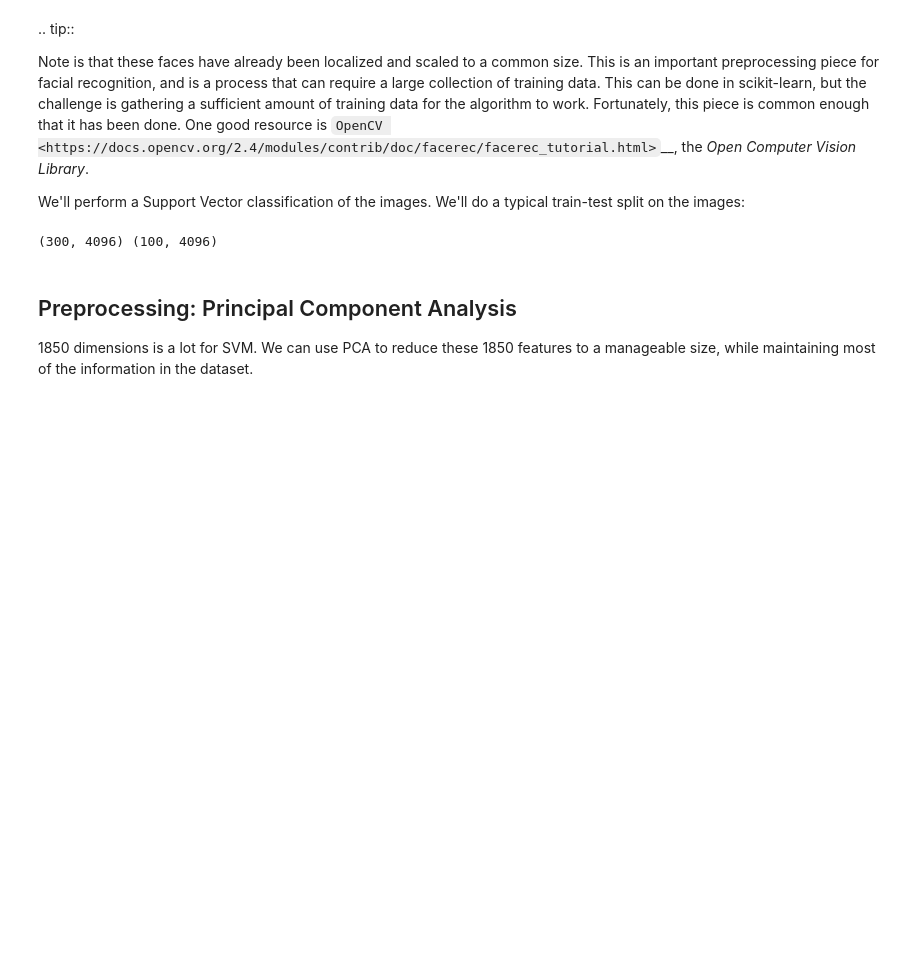
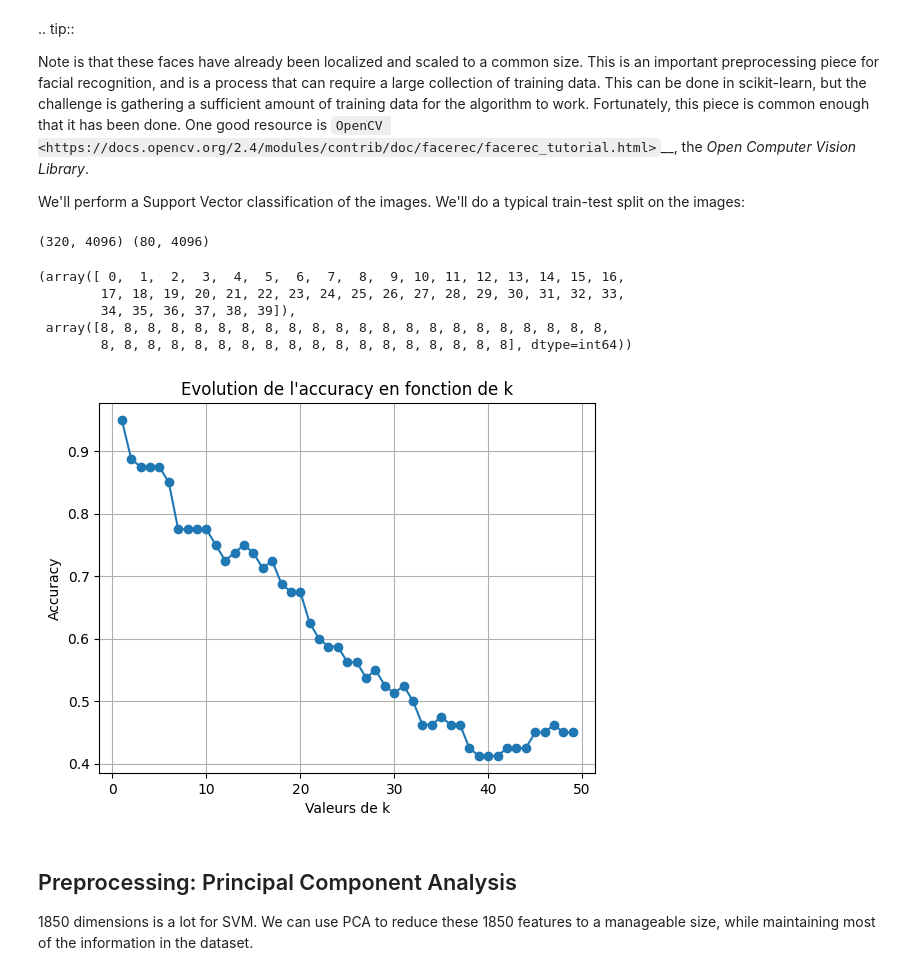
Before and after one commit to Jmuhleman/pw_PCD_24, a Jupyter notebook: pw4/PCD_Muhlemann_Ronquillo.ipynb, the cells around one changed output. Saved outputs shown, nothing was run; the diff lists cells and outputs as text; code cells hidden in the pictures; blank space fills up the shorter version.

Commit message:
add test with KNN classifier

```diff
--- a/pw4/PCD_Muhlemann_Ronquillo.ipynb
+++ b/pw4/PCD_Muhlemann_Ronquillo.ipynb
@@ -84,12 +87,51 @@ for i in range(15):
 We'll perform a Support Vector classification of the images. We'll do a
 typical train-test split on the images:
 # %%
+# Faire un split hold-out avec 80% d'entraînement avec stratas
 from sklearn.model_selection import train_test_split
-X_train, X_test, y_train, y_test = train_test_split(faces.data, faces.target, random_state=0)
+X_train, X_test, y_train, y_test = train_test_split(faces.data, faces.target, random_state=0,
+                                                    test_size=0.20, stratify=faces.target)
 
 print(X_train.shape, X_test.shape)
 # %% [output]
-(300, 4096) (100, 4096)
+(320, 4096) (80, 4096)
+# %%
+# Nous vérifions que les classes des dataset d'entraînement et de test sont équilibrées
+unique_values, counts = np.unique(y_train, return_counts=True)
+unique_values, counts
+# Nous voyons que nous obtenons bien la meme qté de tuples pour chaque classe i.e. 8/10
+# Dimension des jeux 320 tuples pour l'entraînement et 80 pour le test
+# %% [output]
+(array([ 0,  1,  2,  3,  4,  5,  6,  7,  8,  9, 10, 11, 12, 13, 14, 15, 16,
+        17, 18, 19, 20, 21, 22, 23, 24, 25, 26, 27, 28, 29, 30, 31, 32, 33,
+        34, 35, 36, 37, 38, 39]),
+ array([8, 8, 8, 8, 8, 8, 8, 8, 8, 8, 8, 8, 8, 8, 8, 8, 8, 8, 8, 8, 8, 8,
+        8, 8, 8, 8, 8, 8, 8, 8, 8, 8, 8, 8, 8, 8, 8, 8, 8, 8], dtype=int64))
+# %%
+# Nous allons tenter une classification tel que demandé au point #3 du laboratoire
+# Avec respectivement KNN, régression logistique et SVM. Nous noterons les résultats et les
+# comparerons avec une méthode ACP par la suite.
+from sklearn.neighbors import KNeighborsClassifier
+from sklearn import metrics
+hist = []
+for k in range(1, 50):
+    knn = KNeighborsClassifier(n_neighbors=k)
+    knn.fit(X_train, y_train)
+
+    y_pred = knn.predict(X_test)
+
+    accu = metrics.accuracy_score(y_test, y_pred)
+    hist.append(accu)
+    #print(f"Accu: {accu:.2f}")
+
+plt.plot(range(1, 50), hist, marker='o')
+plt.xlabel('Valeurs de k')
+plt.ylabel('Accuracy')
+plt.title('Evolution de l\'accuracy en fonction de k')
+plt.grid(True)
+plt.show()
+# %% [output]
+[figure, added]
 # %% [markdown]
 Preprocessing: Principal Component Analysis
 -------------------------------------------
```
Also changed, not shown: parts of 2 cells of this notebook.
